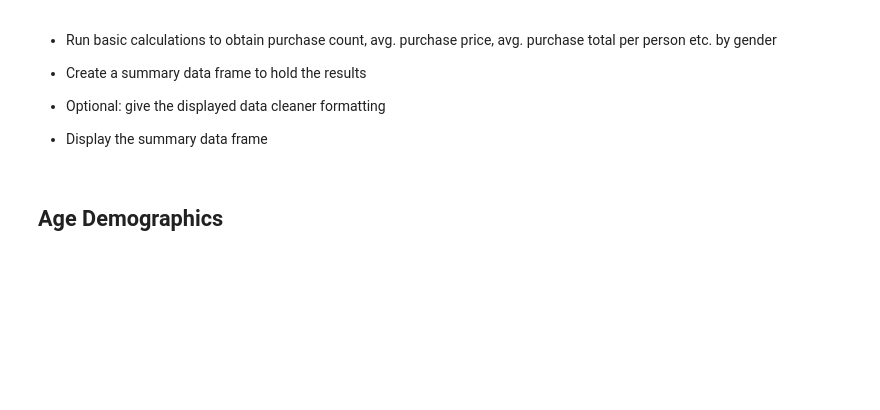
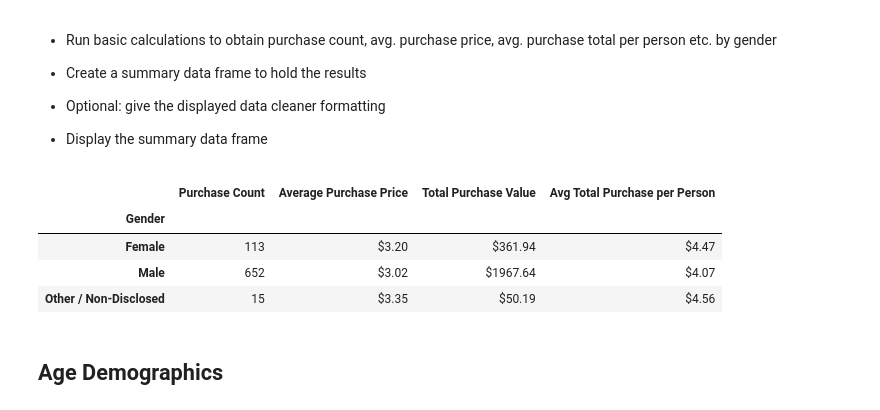
Before and after one commit to evlight/ELight_GW_HW, a Jupyter notebook: Pandas_HW/Part-3/Task-A-HeroesOfPymoli/HeroesOfPymoli/HeroesOfPymoli_starter.ipynb, the cells around one changed output. Cells and saved outputs as stored; diff of their text form; code cells hidden in the pictures; blank space fills up the shorter version.

```diff
--- a/Pandas_HW/Part-3/Task-A-HeroesOfPymoli/HeroesOfPymoli/HeroesOfPymoli_starter.ipynb
+++ b/Pandas_HW/Part-3/Task-A-HeroesOfPymoli/HeroesOfPymoli/HeroesOfPymoli_starter.ipynb
@@ -119,3 +108,64 @@ gender_analysis=
+# %%
+purchases_by_gender = purchase_data.groupby('Gender').agg({'Gender':'count',
+                                                        'Price':'sum'})
+
+purchases_by_gender = purchases_by_gender.rename(columns={'Gender':'Purchase Count', 'Price':'Total Purchase Value'})
+
+purchases_by_gender['Average Purchase Price'] = purchases_by_gender['Total Purchase Value'] / purchases_by_gender['Purchase Count']
+
+gender_player_count = purchase_data.groupby('Gender')['SN'].nunique()
+gender_player_count = gender_player_count.to_frame()
+gender_player_count = gender_player_count.rename(columns={'SN':'Player Count'})
+
+
+purchases_by_gender = pd.merge(purchases_by_gender, gender_player_count, left_index=True, right_index=True)
+
+purchases_by_gender['Avg Total Purchase per Person'] = purchases_by_gender['Total Purchase Value'] / purchases_by_gender['Player Count']
+
+purchases_by_gender['Average Purchase Price'] = purchases_by_gender['Average Purchase Price'].map('${:.2f}'.format)
+purchases_by_gender['Total Purchase Value'] = purchases_by_gender['Total Purchase Value'].map('${:.2f}'.format)
+purchases_by_gender['Avg Total Purchase per Person'] =purchases_by_gender['Avg Total Purchase per Person'].map('${:.2f}'.format)
+
+purchases_by_gender = purchases_by_gender[['Purchase Count',
+                                         'Average Purchase Price',
+                                         'Total Purchase Value',
+                                         'Avg Total Purchase per Person']]
+
+purchases_by_gender
+
+
+purchases_by_gender = purchase_data.groupby('Gender').agg({'Gender':'count',
+                                                        'Price':'sum'})
+
+purchases_by_gender = purchases_by_gender.rename(columns={'Gender':'Purchase Count', 'Price':'Total Purchase Value'})
+
+purchases_by_gender['Average Purchase Price'] = purchases_by_gender['Total Purchase Value'] / purchases_by_gender['Purchase Count']
+
+gender_player_count = purchase_data.groupby('Gender')['SN'].nunique()
+gender_player_count = gender_player_count.to_frame()
+gender_player_count = gender_player_count.rename(columns={'SN':'Player Count'})
+
+
+purchases_by_gender = pd.merge(purchases_by_gender, gender_player_count, left_index=True, right_index=True)
+
+purchases_by_gender['Avg Total Purchase per Person'] = purchases_by_gender['Total Purchase Value'] / purchases_by_gender['Player Count']
+
+purchases_by_gender['Average Purchase Price'] = purchases_by_gender['Average Purchase Price'].map('${:.2f}'.format)
+purchases_by_gender['Total Purchase Value'] = purchases_by_gender['Total Purchase Value'].map('${:.2f}'.format)
+purchases_by_gender['Avg Total Purchase per Person'] = purchases_by_gender['Avg Total Purchase per Person'].map('${:.2f}'.format)
+
+purchases_by_gender = purchases_by_gender[['Purchase Count',
+                                     'Average Purchase Price',
+                                     'Total Purchase Value',
+                                     'Avg Total Purchase per Person']]
+
+purchases_by_gender
+# %% [output]
+|  | Purchase Count | Average Purchase Price | Total Purchase Value | Avg Total Purchase per Person |
+| Gender |  |  |  |  |
+| Female | 113 | $3.20 | $361.94 | $4.47 |
+| Male | 652 | $3.02 | $1967.64 | $4.07 |
+| Other / Non-Disclosed | 15 | $3.35 | $50.19 | $4.56 |
 # %% [markdown]
 ## Age Demographics
 # %% [markdown]
```
Also changed, not shown: parts of 12 cells of this notebook.
